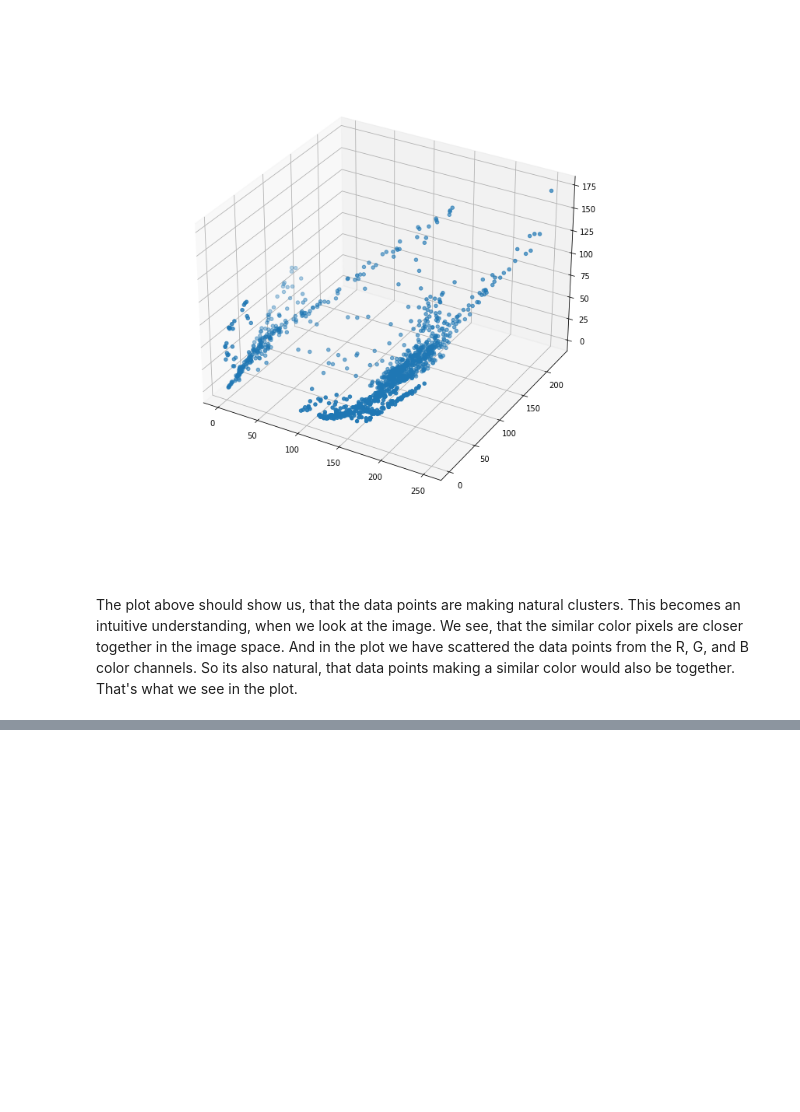
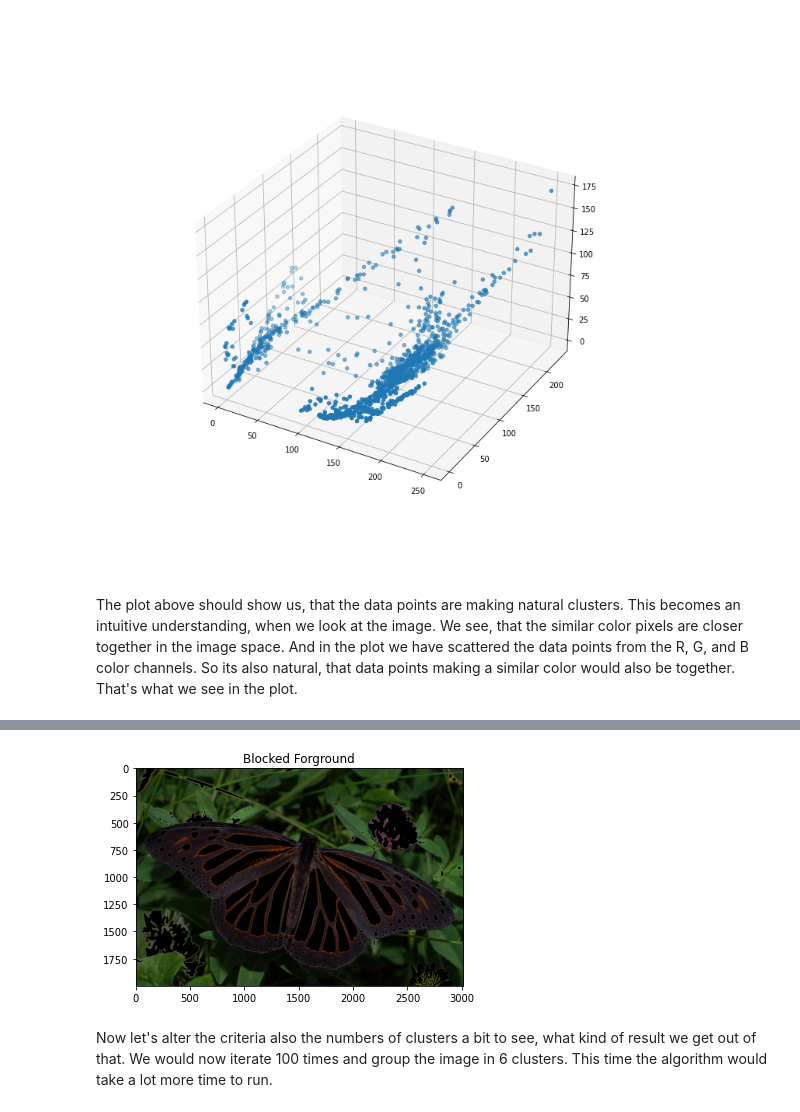
Before and after one commit to sarkarchandan/cvnanodegree, a Jupyter notebook: 1_3_Types_of_Features_Image_Segmentation/k-means_practice.ipynb, the cells around one changed output, grey strips where cells are left out. Cells and saved outputs as stored; diff of their text form; code cells hidden in the pictures; blank space fills up the shorter version.

```diff
--- a/1_3_Types_of_Features_Image_Segmentation/k-means_practice.ipynb
+++ b/1_3_Types_of_Features_Image_Segmentation/k-means_practice.ipynb
@@ -27,0 +148,10 @@ The plot above should show us, that the data points are making natural clusters.
+# %%
+# Use the labels as mask
+monarch_cp: np.ndarray = np.copy(monarch)
+monarch_cp[labels == 1] = [0, 0, 0]
+plt.imshow(monarch_cp);
+plt.title('Blocked Forground');
+# %% [output]
+[figure, added]
+# %% [markdown]
+Now let's alter the criteria also the numbers of clusters a bit to see, what kind of result we get out of that. We would now iterate 100 times and group the image in 6 clusters. This time the algorithm would take a lot more time to run.
```
Also changed, not shown: parts of 20 cells of this notebook, 1 other file.
